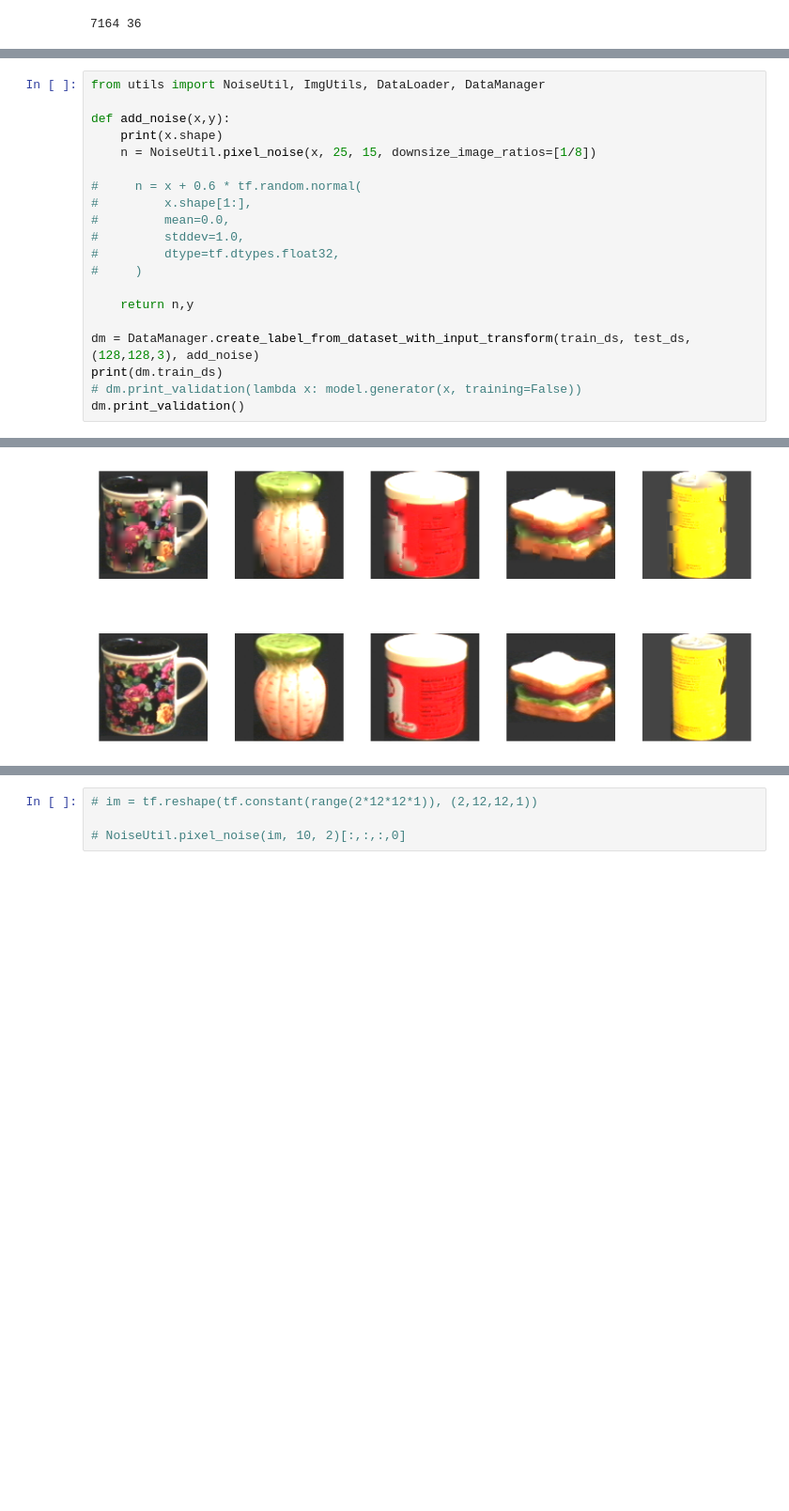
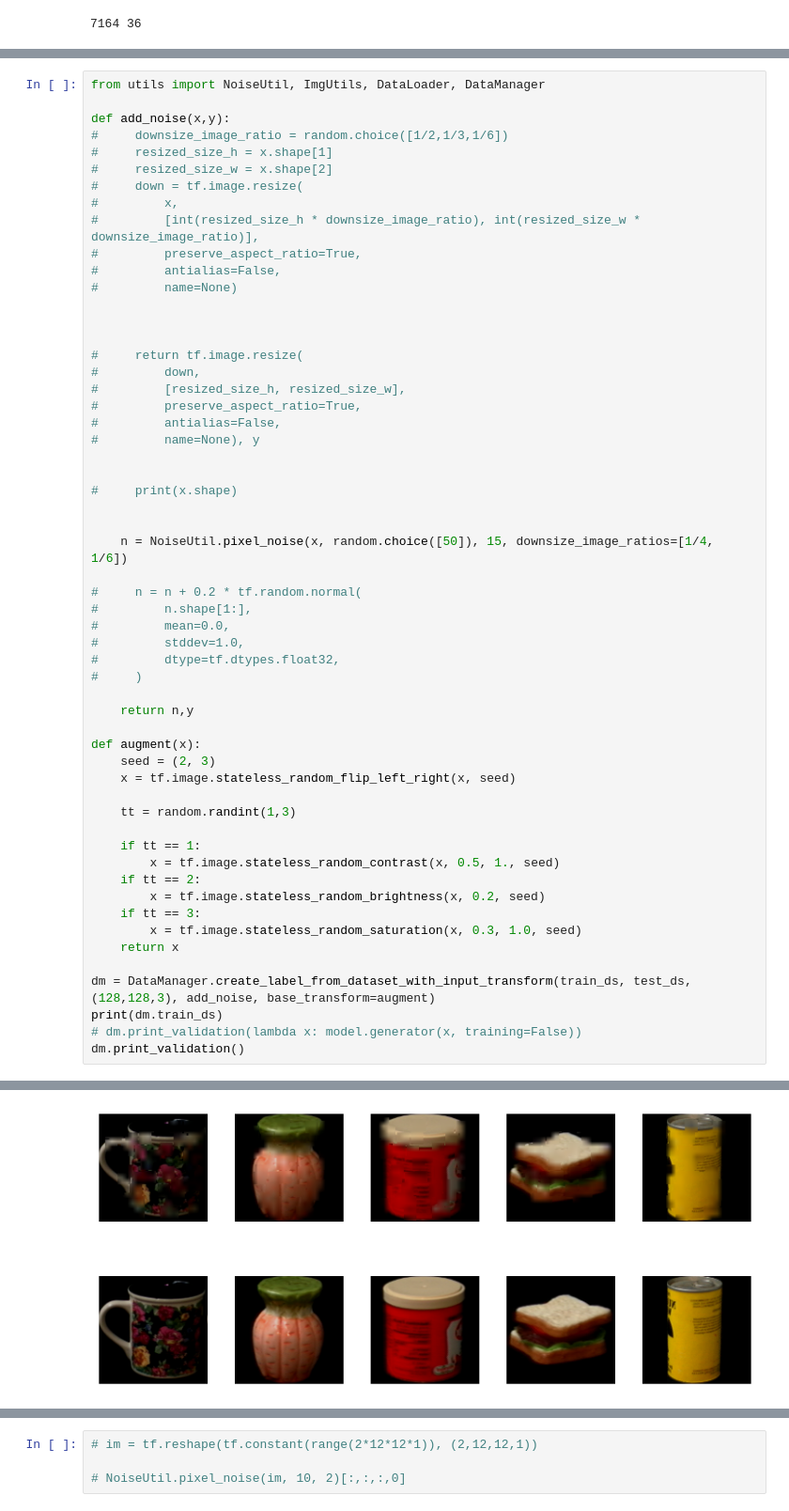
Before and after one commit to pfernandom/super-resolution-gan, a Jupyter notebook: coil100-gan.ipynb, the cells around one changed output, grey strips where cells are left out. Shown at 94% size. Cells and saved outputs as stored; diff of their text form; blank space fills up the shorter version.

```diff
--- a/coil100-gan.ipynb
+++ b/coil100-gan.ipynb
@@ -89,11 +104,33 @@ print(len(train_ds), len(test_ds))
 from utils import NoiseUtil, ImgUtils, DataLoader, DataManager
 
 def add_noise(x,y):
-    print(x.shape)
-    n = NoiseUtil.pixel_noise(x, 25, 15, downsize_image_ratios=[1/8])
+#     downsize_image_ratio = random.choice([1/2,1/3,1/6])
+#     resized_size_h = x.shape[1]
+#     resized_size_w = x.shape[2]
+#     down = tf.image.resize(
+#         x,
+#         [int(resized_size_h * downsize_image_ratio), int(resized_size_w * downsize_image_ratio)],
+#         preserve_aspect_ratio=True,
+#         antialias=False,
+#         name=None)
 
-#     n = x + 0.6 * tf.random.normal(
-#         x.shape[1:],
+
+
+#     return tf.image.resize(
+#         down,
+#         [resized_size_h, resized_size_w],
+#         preserve_aspect_ratio=True,
+#         antialias=False,
+#         name=None), y
+
+
+#     print(x.shape)
+
+
+    n = NoiseUtil.pixel_noise(x, random.choice([50]), 15, downsize_image_ratios=[1/4, 1/6])
+
+#     n = n + 0.2 * tf.random.normal(
+#         n.shape[1:],
 #         mean=0.0,
 #         stddev=1.0,
 #         dtype=tf.dtypes.float32,
@@ -101,7 +138,21 @@ def add_noise(x,y):
 
     return n,y
 
-dm = DataManager.create_label_from_dataset_with_input_transform(train_ds, test_ds, (128,128,3), add_noise)
+def augment(x):
+    seed = (2, 3)
+    x = tf.image.stateless_random_flip_left_right(x, seed)
+
+    tt = random.randint(1,3)
+
+    if tt == 1:
+        x = tf.image.stateless_random_contrast(x, 0.5, 1., seed)
+    if tt == 2:
+        x = tf.image.stateless_random_brightness(x, 0.2, seed)
+    if tt == 3:
+        x = tf.image.stateless_random_saturation(x, 0.3, 1.0, seed)
+    return x
+
+dm = DataManager.create_label_from_dataset_with_input_transform(train_ds, test_ds, (128,128,3), add_noise, base_transform=augment)
 print(dm.train_ds)
 # dm.print_validation(lambda x: model.generator(x, training=False))
 dm.print_validation()
@@ -115 +164 @@ dm.print_validation()
-[figure, old version]
+[figure, new version]
```
Also changed, not shown: parts of 18 cells of this notebook, 2 other files.
